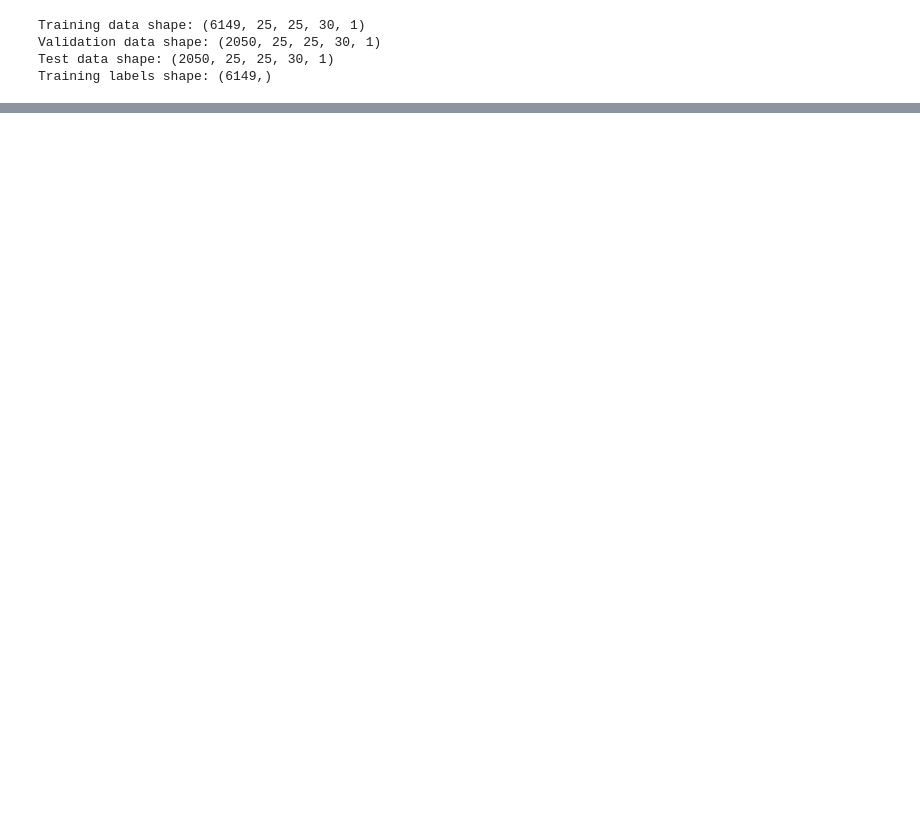
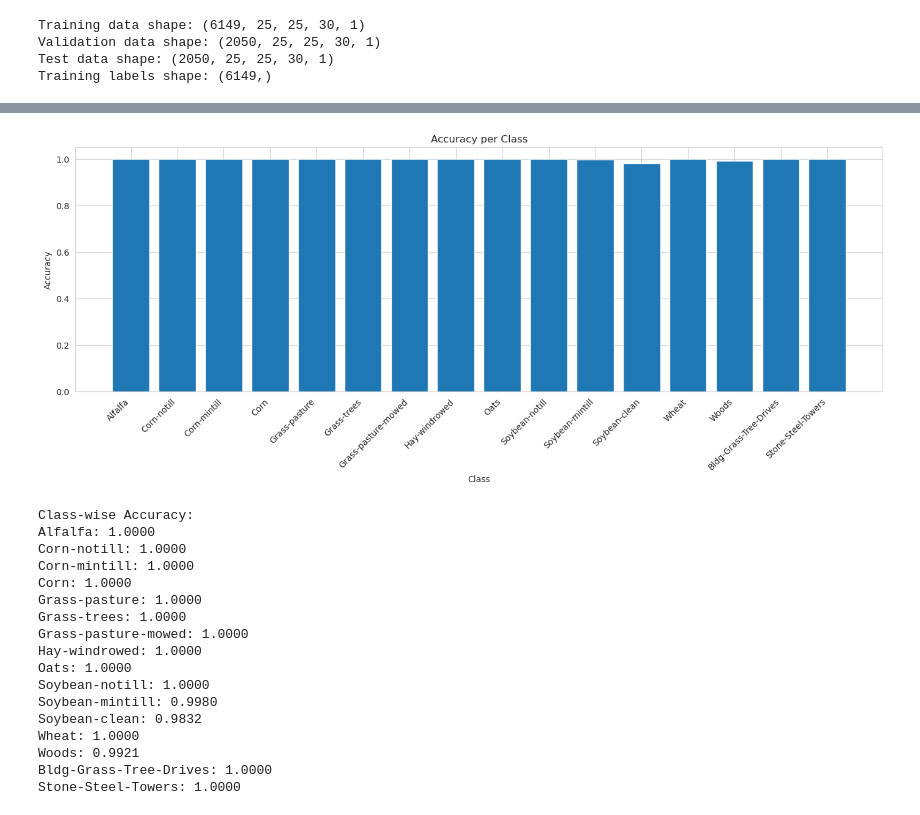
Before and after one commit to Yajush-afk/backend-farmGuard, a Jupyter notebook: notebooks/hybridSN_baseline_model.ipynb, the cells around one changed output, grey strips where cells are left out. Drawn from its saved outputs; the diff is of its cells as text; code cells hidden in the pictures; blank space fills up the shorter version.

```diff
--- a/notebooks/hybridSN_baseline_model.ipynb
+++ b/notebooks/hybridSN_baseline_model.ipynb
@@ -161,0 +280,44 @@ Detected at node compile_loss/sparse_categorical_crossentropy/SparseSoftmaxCross
+# %%
+class_names = [
+    'Alfalfa', 'Corn-notill', 'Corn-mintill', 'Corn',
+    'Grass-pasture', 'Grass-trees', 'Grass-pasture-mowed',
+    'Hay-windrowed', 'Oats', 'Soybean-notill', 'Soybean-mintill',
+    'Soybean-clean', 'Wheat', 'Woods', 'Bldg-Grass-Tree-Drives', 'Stone-Steel-Towers'
+]
+class_accuracy = {}
+for i in range(num_classes):
+    mask = y_test == i
+    if np.sum(mask) > 0:
+        class_accuracy[class_names[i]] = np.sum(y_pred_classes[mask] == i) / np.sum(mask)
+
+plt.figure(figsize=(14, 6))
+plt.bar(range(len(class_accuracy)), list(class_accuracy.values()))
+plt.title('Accuracy per Class')
+plt.xlabel('Class')
+plt.ylabel('Accuracy')
+plt.xticks(range(len(class_accuracy)), list(class_accuracy.keys()), rotation=45, ha='right')
+plt.tight_layout()
+plt.show()
+
+print("\nClass-wise Accuracy:")
+for cls, acc in class_accuracy.items():
+    print(f"{cls}: {acc:.4f}")
+# %% [output]
+[figure, added]
+Class-wise Accuracy:
+Alfalfa: 1.0000
+Corn-notill: 1.0000
+Corn-mintill: 1.0000
+Corn: 1.0000
+Grass-pasture: 1.0000
+Grass-trees: 1.0000
+Grass-pasture-mowed: 1.0000
+Hay-windrowed: 1.0000
+Oats: 1.0000
+Soybean-notill: 1.0000
+Soybean-mintill: 0.9980
+Soybean-clean: 0.9832
+Wheat: 1.0000
+Woods: 0.9921
+Bldg-Grass-Tree-Drives: 1.0000
+Stone-Steel-Towers: 1.0000
```
Also changed, not shown: parts of 10 cells of this notebook.
